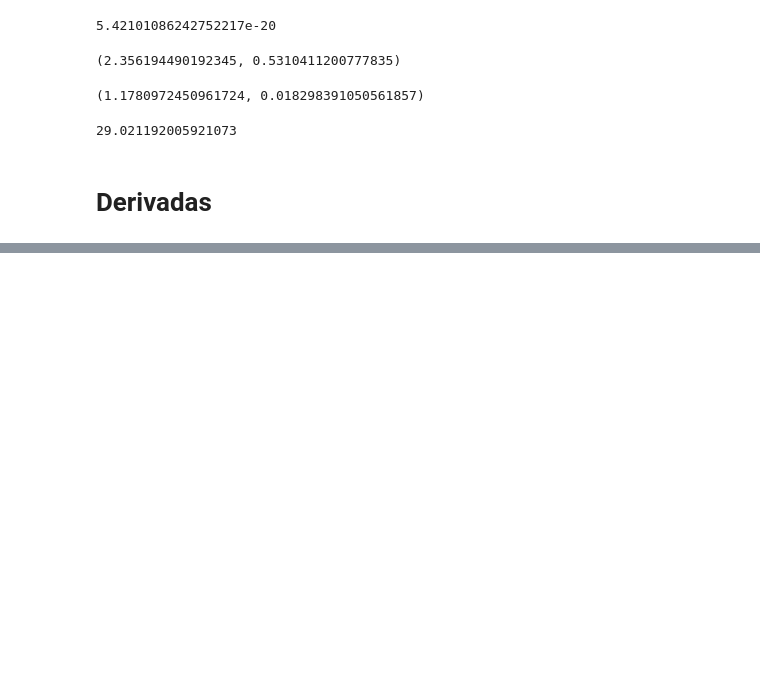
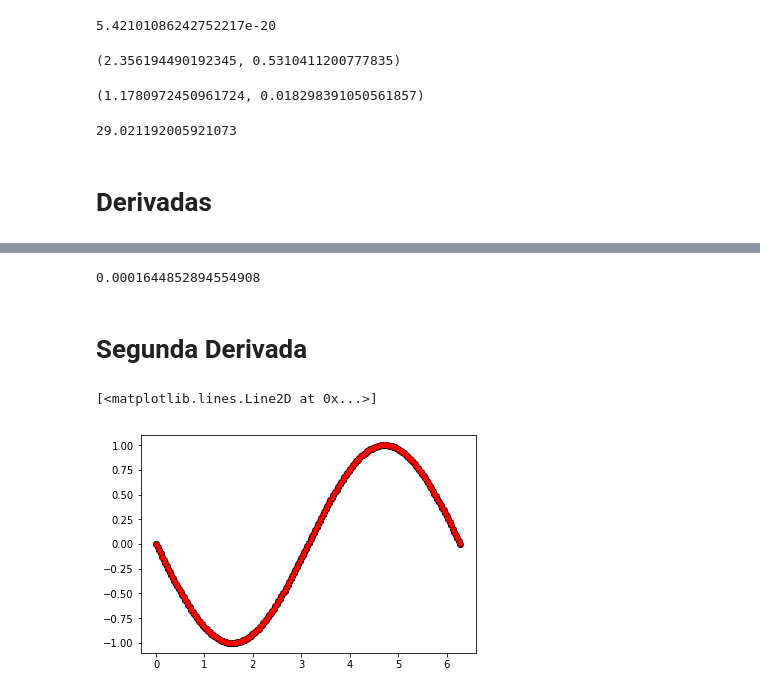
Before and after one commit to ray530/MetodosCompu2021, a Jupyter notebook: Week3/Derivacion.ipynb, the cells around one changed output, grey strips where cells are left out. Cells and saved outputs as stored; diff of their text form; code cells hidden in the pictures; blank space fills up the shorter version.

```diff
--- a/Week3/Derivacion.ipynb
+++ b/Week3/Derivacion.ipynb
@@ -142,0 +145,36 @@ plt.yscale('log')
+# %%
+Sum_num = 0.
+Sum_den = 0.
+
+Array = ErrorC[:]
+
+for i in range( len(Array) ):
+
+    Sum_num += Array[i]**2
+    Sum_den += Dye[i]**2
+
+ErrorGlobal = np.sqrt(Sum_num/Sum_den)
+print(ErrorGlobal)
+# %% [output]
+0.0001644852894554908
+# %% [markdown]
+# Segunda Derivada
+# %%
+def SecondDerivative(f,x,h):
+
+    d2 = 0.
+
+    if (h!=0):
+        d2 = ( f(x+h)-2.*f(x)+f(x-h) )/h**2
+
+    return d2
+# %%
+D2y = SecondDerivative(Function,x,h)
+
+D2ye = -np.sin(x)
+# %%
+plt.plot(x,D2ye,'ko')
+plt.plot(x,D2y,'r*')
+# %% [output]
+[<matplotlib.lines.Line2D at 0x...>]
+[figure, added]
```
Also changed, not shown: parts of 13 cells of this notebook.
